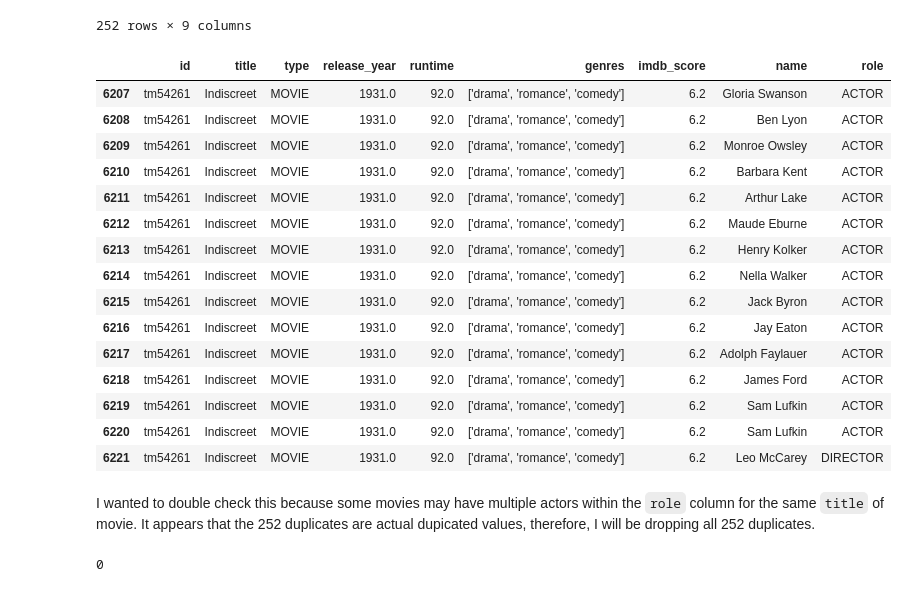
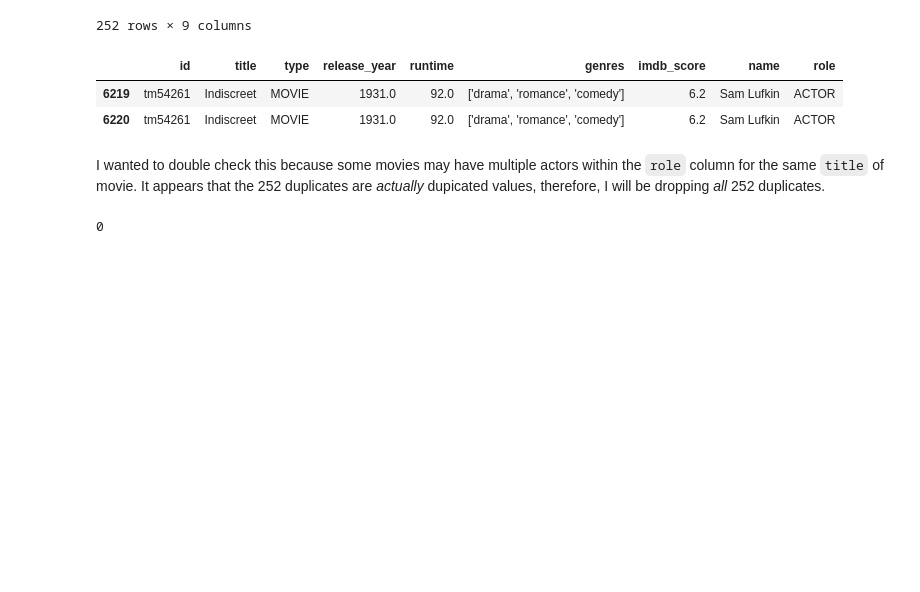
Before and after one commit to jsiddiqui85/Capstone_Recommendation_System, a Jupyter notebook: Workspace/Amazon_Prime_Video_Initial_EDA.ipynb, the cells around one changed output. Saved outputs shown, nothing was run; the diff lists cells and outputs as text; code cells hidden in the pictures; blank space fills up the shorter version.

```diff
--- a/Workspace/Amazon_Prime_Video_Initial_EDA.ipynb
+++ b/Workspace/Amazon_Prime_Video_Initial_EDA.ipynb
@@ -375,26 +378,13 @@ movies_df[movies_df.duplicated()]
 252 rows × 9 columns
 # %%
 # Checking one unique value to determine if there are actual duplicates
-movies_df[(movies_df['id'] == 'tm54261') & ]
+movies_df[(movies_df['id'] == 'tm54261') & (movies_df['name'] == 'Sam Lufkin') ]
 # %% [output]
 |  | id | title | type | release_year | runtime | genres | imdb_score | name | role |
-| 6207 | tm54261 | Indiscreet | MOVIE | 1931.0 | 92.0 | ['drama', 'romance', 'comedy'] | 6.2 | Gloria Swanson | ACTOR |
-| 6208 | tm54261 | Indiscreet | MOVIE | 1931.0 | 92.0 | ['drama', 'romance', 'comedy'] | 6.2 | Ben Lyon | ACTOR |
-| 6209 | tm54261 | Indiscreet | MOVIE | 1931.0 | 92.0 | ['drama', 'romance', 'comedy'] | 6.2 | Monroe Owsley | ACTOR |
-| 6210 | tm54261 | Indiscreet | MOVIE | 1931.0 | 92.0 | ['drama', 'romance', 'comedy'] | 6.2 | Barbara Kent | ACTOR |
-| 6211 | tm54261 | Indiscreet | MOVIE | 1931.0 | 92.0 | ['drama', 'romance', 'comedy'] | 6.2 | Arthur Lake | ACTOR |
-| 6212 | tm54261 | Indiscreet | MOVIE | 1931.0 | 92.0 | ['drama', 'romance', 'comedy'] | 6.2 | Maude Eburne | ACTOR |
-| 6213 | tm54261 | Indiscreet | MOVIE | 1931.0 | 92.0 | ['drama', 'romance', 'comedy'] | 6.2 | Henry Kolker | ACTOR |
-| 6214 | tm54261 | Indiscreet | MOVIE | 1931.0 | 92.0 | ['drama', 'romance', 'comedy'] | 6.2 | Nella Walker | ACTOR |
-| 6215 | tm54261 | Indiscreet | MOVIE | 1931.0 | 92.0 | ['drama', 'romance', 'comedy'] | 6.2 | Jack Byron | ACTOR |
-| 6216 | tm54261 | Indiscreet | MOVIE | 1931.0 | 92.0 | ['drama', 'romance', 'comedy'] | 6.2 | Jay Eaton | ACTOR |
-| 6217 | tm54261 | Indiscreet | MOVIE | 1931.0 | 92.0 | ['drama', 'romance', 'comedy'] | 6.2 | Adolph Faylauer | ACTOR |
-| 6218 | tm54261 | Indiscreet | MOVIE | 1931.0 | 92.0 | ['drama', 'romance', 'comedy'] | 6.2 | James Ford | ACTOR |
 | 6219 | tm54261 | Indiscreet | MOVIE | 1931.0 | 92.0 | ['drama', 'romance', 'comedy'] | 6.2 | Sam Lufkin | ACTOR |
 | 6220 | tm54261 | Indiscreet | MOVIE | 1931.0 | 92.0 | ['drama', 'romance', 'comedy'] | 6.2 | Sam Lufkin | ACTOR |
-| 6221 | tm54261 | Indiscreet | MOVIE | 1931.0 | 92.0 | ['drama', 'romance', 'comedy'] | 6.2 | Leo McCarey | DIRECTOR |
 # %% [markdown]
-I wanted to double check this because some movies may have multiple actors within the `role` column for the same `title` of movie.  It appears that the 252 duplicates are actual dupicated values, therefore, I will be dropping all 252 duplicates.
+I wanted to double check this because some movies may have multiple actors within the `role` column for the same `title` of movie.  It appears that the 252 duplicates are *actually* dupicated values, therefore, I will be dropping *all* 252 duplicates.
 # %%
 # Dropping all of the duplicated values
 movies_df = movies_df.drop_duplicates()
```
Also changed, not shown: parts of 22 cells of this notebook.
